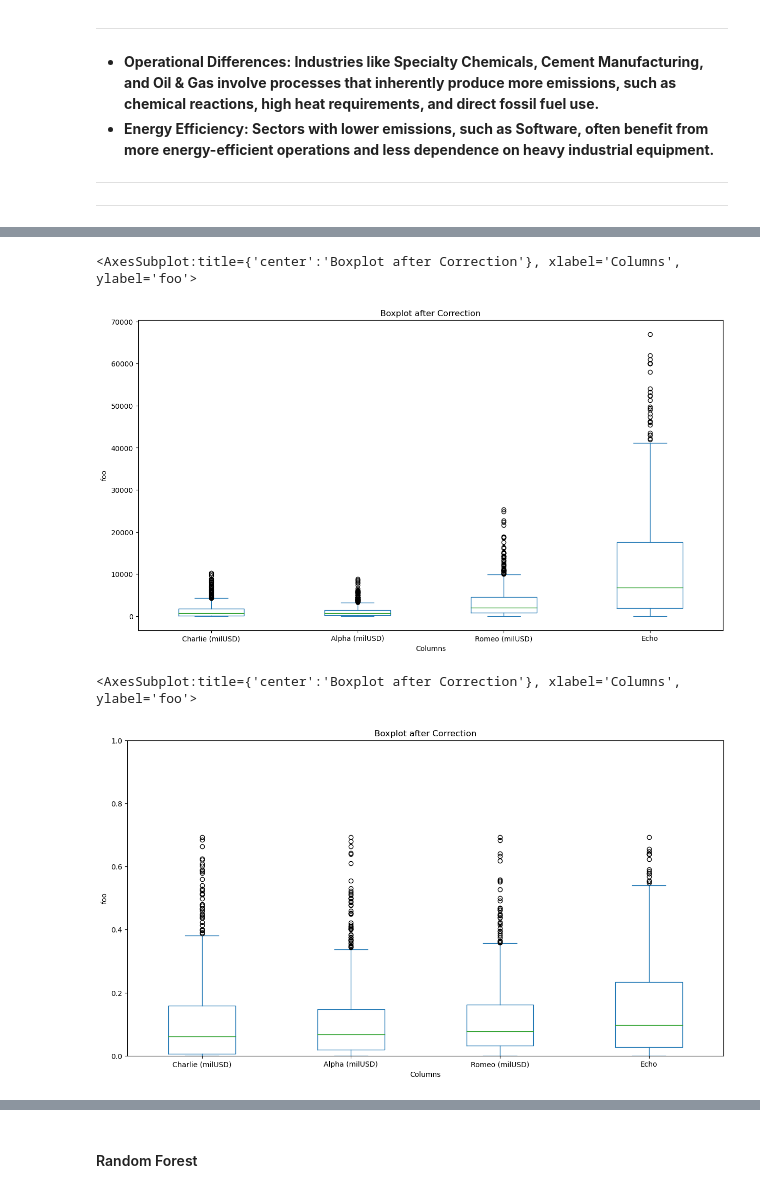
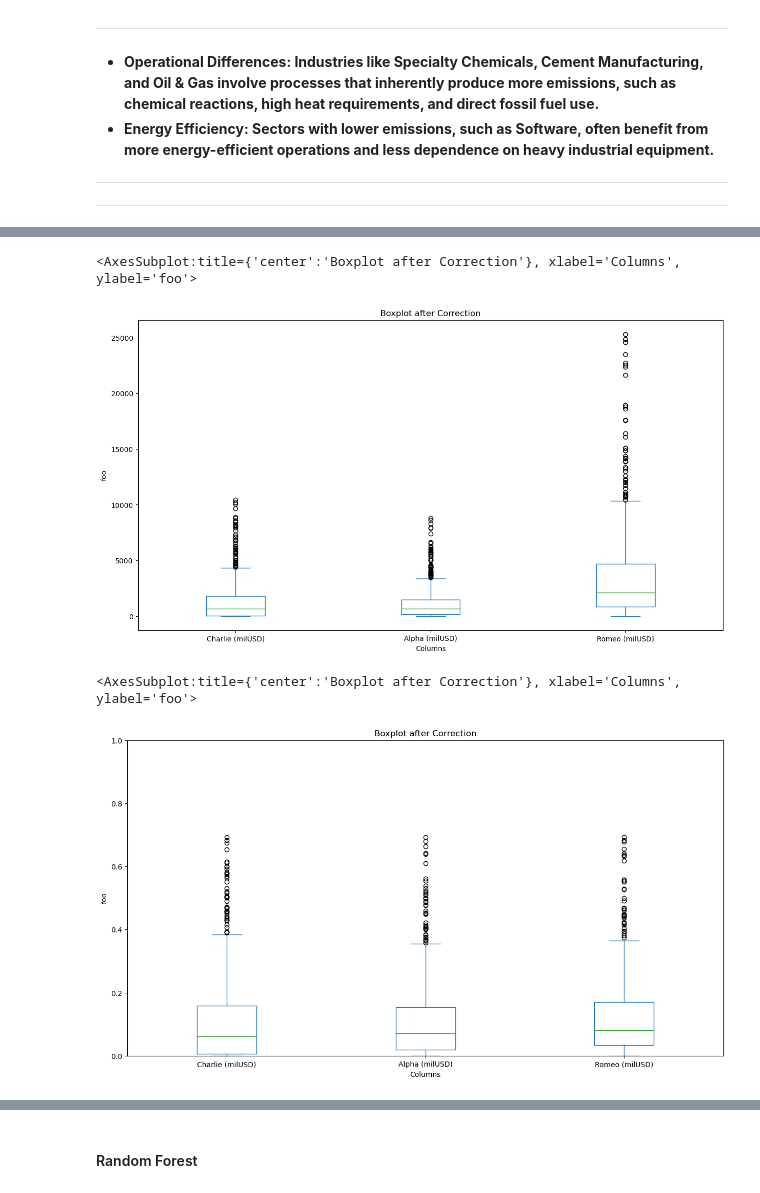
Before and after one commit to maniunix/scope_1_scope_2_emmisions, a Jupyter notebook: src/scope1_scope2_analysis.ipynb, the cells around one changed output, grey strips where cells are left out. Cells and saved outputs as stored; diff of their text form; code cells hidden in the pictures.

```diff
--- a/src/scope1_scope2_analysis.ipynb
+++ b/src/scope1_scope2_analysis.ipynb
@@ -170,5 +170,4 @@ df.groupby("Subsector Name")["Total S1+S2 (tCo2e)"].sum().sort_values(ascending
 ---
 ---
 # %%
-new_df = df.copy()[['Total S1+S2 (tCo2e)','Charlie (milUSD)', 'Alpha (milUSD)', 'Romeo (milUSD)', 'Echo']]
-new_df
+new_df = df.copy()[['Total S1+S2 (tCo2e)','Charlie (milUSD)', 'Alpha (milUSD)','Romeo (milUSD)']]
@@ -189,6 +174,4 @@ new_df
 # %%
-new_df = df.copy()[['Total S1+S2 (tCo2e)','Charlie (milUSD)', 'Alpha (milUSD)', 'Romeo (milUSD)', 'Echo']]
-
 Q1 = new_df.quantile(0.25)
 Q3 = new_df.quantile(0.75)
 IQR = Q3 - Q1
@@ -199,12 +182,12 @@ upper_bound = Q3 + 2 * IQR
 df_cleaned = new_df[~((new_df < lower_bound) | (new_df > upper_bound)).any(axis=1)]
 df_cleaned.describe()
 
-df_cleaned[['Charlie (milUSD)', 'Alpha (milUSD)', 'Romeo (milUSD)', 'Echo']].plot(kind = "box", figsize = (15,8),
+df_cleaned[['Charlie (milUSD)', 'Alpha (milUSD)', 'Romeo (milUSD)']].plot(kind = "box", figsize = (15,8),
                    title = "Boxplot after Correction",
                    xlabel = "Columns",ylabel = "foo" )
 # %% [output]
 <AxesSubplot:title={'center':'Boxplot after Correction'}, xlabel='Columns', ylabel='foo'>
-[figure, old version]
+[figure, new version]
 # %%
 def min_max_normalize(df):
     return df.apply(lambda col: (col - col.min()) / (col.max() - col.min()))
@@ -214,9 +197,9 @@ df_normalized = df_cleaned.pipe(min_max_normalize)
 # %%
 df_transformed = df_normalized.apply(lambda x: np.log1p(x))
 
-df_transformed[['Charlie (milUSD)', 'Alpha (milUSD)', 'Romeo (milUSD)', 'Echo']].plot(kind = "box", figsize = (15,8),
+df_transformed[['Charlie (milUSD)', 'Alpha (milUSD)', 'Romeo (milUSD)']].plot(kind = "box", figsize = (15,8),
                     title = "Boxplot after Correction",
                     xlabel = "Columns",ylabel = "foo",ylim = [0,1])
 # %% [output]
 <AxesSubplot:title={'center':'Boxplot after Correction'}, xlabel='Columns', ylabel='foo'>
-[figure, old version]
+[figure, new version]
```
Also changed, not shown: parts of 4 cells of this notebook.
